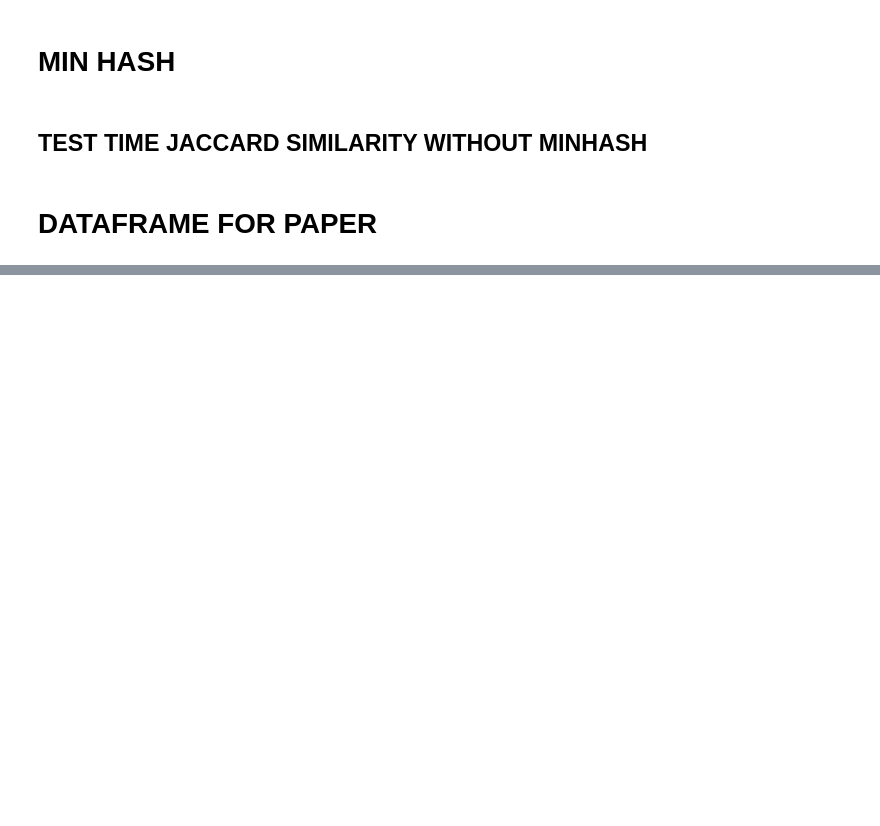
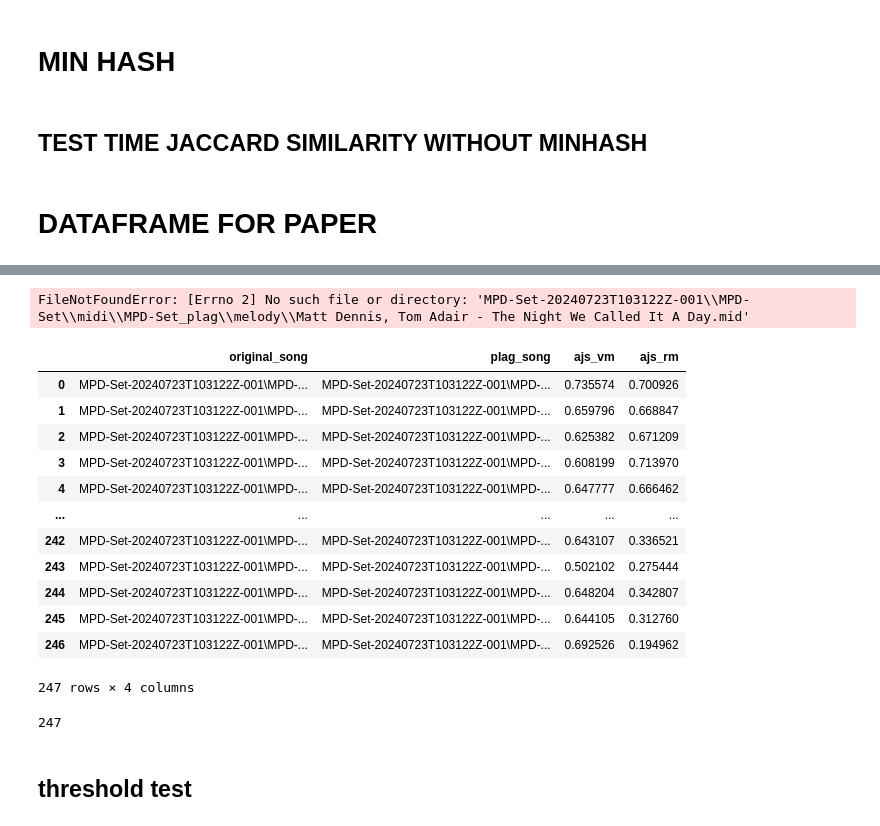
Before and after one commit to Mariodraghidicomodo/Project-Mining-detection-of-music-plagiarism, a Jupyter notebook: test.ipynb, the cells around one changed output, grey strips where cells are left out. Cells and saved outputs as stored; diff of their text form; code cells hidden in the pictures; blank space fills up the shorter version.

Commit message:
different trashold test

```diff
--- a/test.ipynb
+++ b/test.ipynb
@@ -2081,0 +2768,29 @@ print("Calculating all Jaccard Similarities without MinHash took %.2f sec\n"% (t
+# %%
+#MPD-Set-20240723T103122Z-001\MPD-Set\midi\MPD-Set_ori\melody\Jemma Freeman, Heloise Tunstall-Behrens, Luisa Gerstein, Daniel Blackett - Cups (You_re Gonna Miss Me When I_m Gone).mid
+mid_ori = mido.MidiFile("MPD-Set-20240723T103122Z-001\MPD-Set\midi\MPD-Set_plag\melody\Matt Dennis, Tom Adair - The Night We Called It A Day.mid")
+# %% [output]
+FileNotFoundError: [Errno 2] No such file or directory: 'MPD-Set-20240723T103122Z-001\\MPD-Set\\midi\\MPD-Set_plag\\melody\\Matt Dennis, Tom Adair - The Night We Called It A Day.mid'
+# %%
+df_output = pd.DataFrame(list_output)
+# %%
+df_output
+# %% [output]
+|  | original_song | plag_song | ajs_vm | ajs_rm |
+| 0 | MPD-Set-20240723T103122Z-001\MPD-... | MPD-Set-20240723T103122Z-001\MPD-... | 0.735574 | 0.700926 |
+| 1 | MPD-Set-20240723T103122Z-001\MPD-... | MPD-Set-20240723T103122Z-001\MPD-... | 0.659796 | 0.668847 |
+| 2 | MPD-Set-20240723T103122Z-001\MPD-... | MPD-Set-20240723T103122Z-001\MPD-... | 0.625382 | 0.671209 |
+| 3 | MPD-Set-20240723T103122Z-001\MPD-... | MPD-Set-20240723T103122Z-001\MPD-... | 0.608199 | 0.713970 |
+| 4 | MPD-Set-20240723T103122Z-001\MPD-... | MPD-Set-20240723T103122Z-001\MPD-... | 0.647777 | 0.666462 |
+| ... | ... | ... | ... | ... |
+| 242 | MPD-Set-20240723T103122Z-001\MPD-... | MPD-Set-20240723T103122Z-001\MPD-... | 0.643107 | 0.336521 |
+| 243 | MPD-Set-20240723T103122Z-001\MPD-... | MPD-Set-20240723T103122Z-001\MPD-... | 0.502102 | 0.275444 |
+| 244 | MPD-Set-20240723T103122Z-001\MPD-... | MPD-Set-20240723T103122Z-001\MPD-... | 0.648204 | 0.342807 |
+| 245 | MPD-Set-20240723T103122Z-001\MPD-... | MPD-Set-20240723T103122Z-001\MPD-... | 0.644105 | 0.312760 |
+| 246 | MPD-Set-20240723T103122Z-001\MPD-... | MPD-Set-20240723T103122Z-001\MPD-... | 0.692526 | 0.194962 |
+247 rows × 4 columns
+# %%
+len(list_output)
+# %% [output]
+247
+# %% [markdown]
+## threshold test
```
Also changed, not shown: parts of 47 cells of this notebook.
